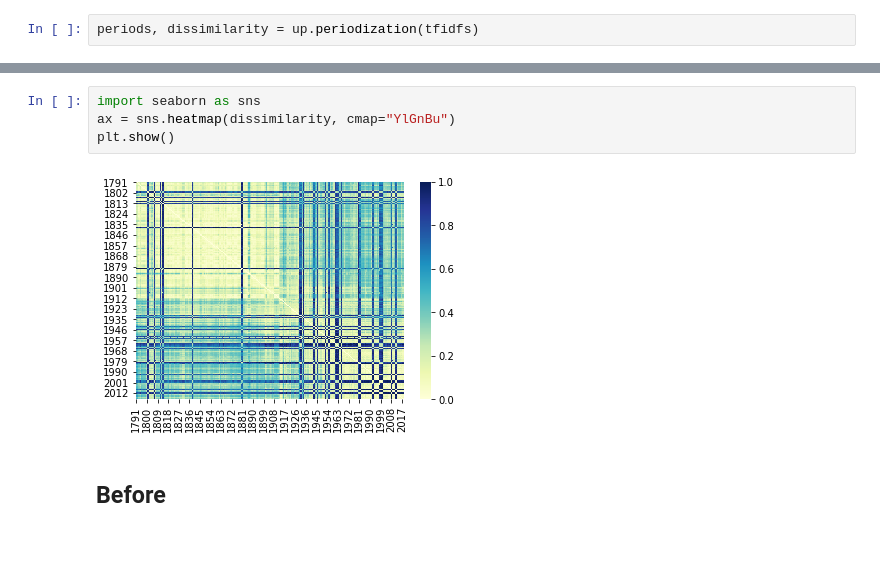
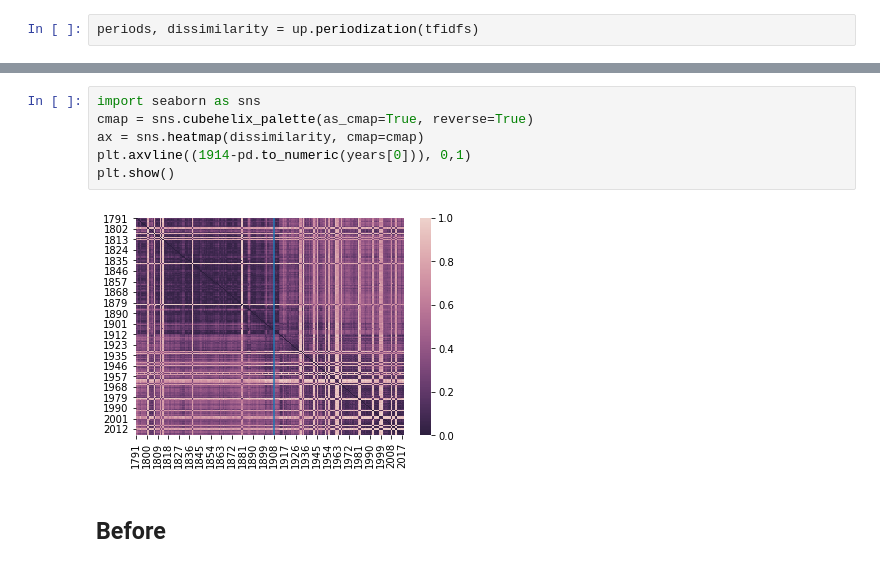
Before and after one commit to marioamz/State-of-the-Unions, a Jupyter notebook: pipeline_preprocessing.ipynb, the cells around one changed output, grey strips where cells are left out. Cells and saved outputs as stored; diff of their text form.

```diff
--- a/pipeline_preprocessing.ipynb
+++ b/pipeline_preprocessing.ipynb
@@ -76,10 +76,12 @@ plt.show()
 [figure]
 # %%
 import seaborn as sns
-ax = sns.heatmap(dissimilarity, cmap="YlGnBu")
+cmap = sns.cubehelix_palette(as_cmap=True, reverse=True)
+ax = sns.heatmap(dissimilarity, cmap=cmap)
+plt.axvline((1914-pd.to_numeric(years[0])), 0,1)
 plt.show()
 # %% [output]
-[figure, old version]
+[figure, new version]
 # %% [markdown]
 ## Before
 # %% [markdown]
```
Also changed, not shown: parts of 1 cell of this notebook.
